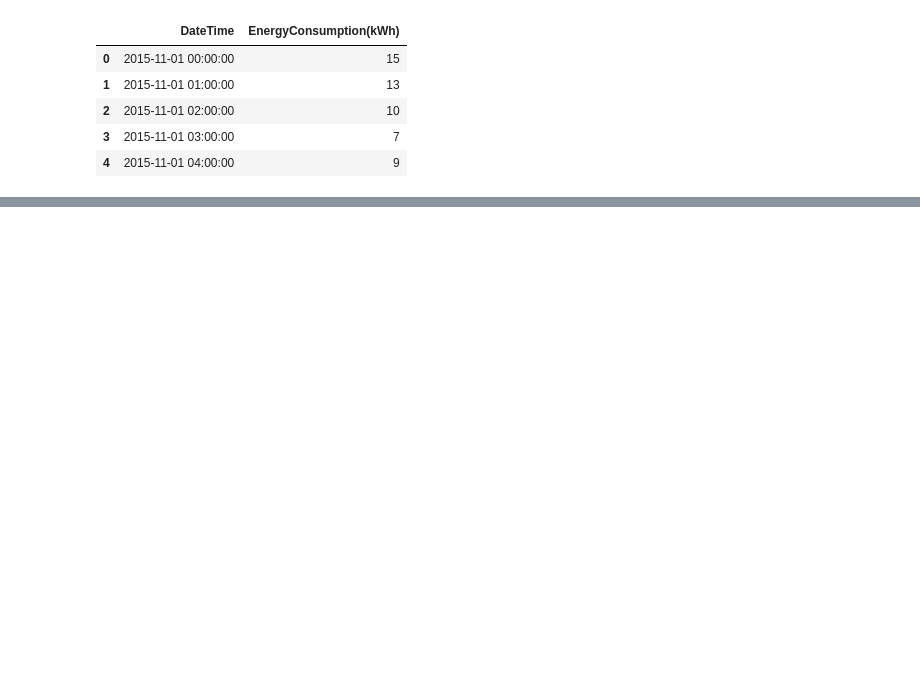
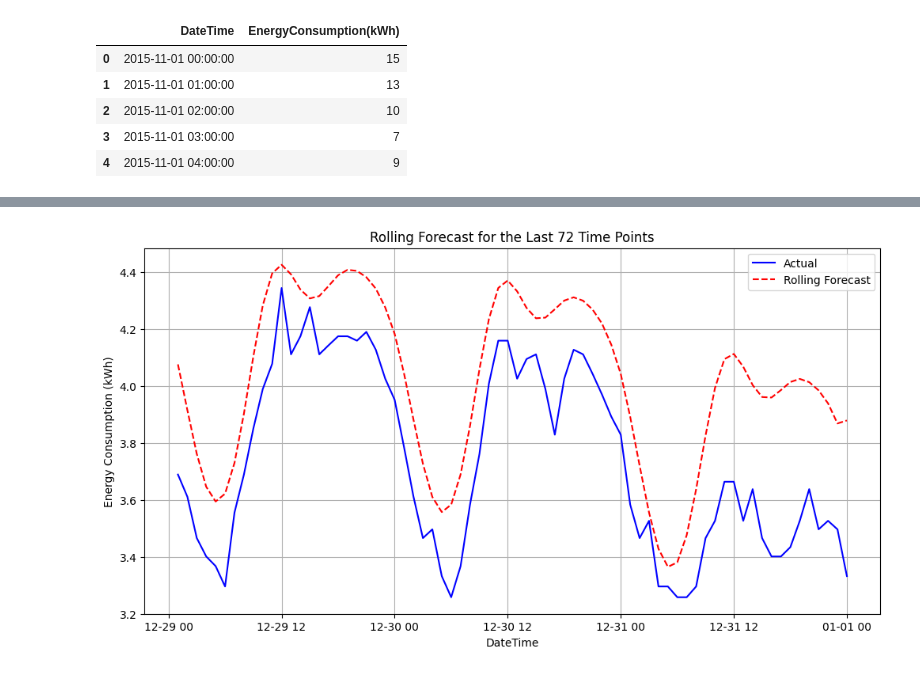
Before and after one commit to Adel2411/energy-consumption-prediction, a Jupyter notebook: prophet_model.ipynb, the cells around one changed output, grey strips where cells are left out. Saved outputs shown, nothing was run; the diff lists cells and outputs as text; code cells hidden in the pictures; blank space fills up the shorter version.

```diff
--- a/prophet_model.ipynb
+++ b/prophet_model.ipynb
@@ -137,0 +188,16 @@ Validation RMSE: 9.392496311752966
+# %%
+# 3. Rolling Forecast Plot (Use a rolling window to simulate real-time forecasting)
+rolling_window = 72  # Adjust based on your time series
+rolling_preds = val_forecast['yhat'][-rolling_window:]
+
+plt.figure(figsize=(12, 6))
+plt.plot(val['ds'][-rolling_window:], val['y'][-rolling_window:], label='Actual', color='blue')
+plt.plot(val['ds'][-rolling_window:], rolling_preds, label='Rolling Forecast', color='red', linestyle='--')
+plt.title(f'Rolling Forecast for the Last {rolling_window} Time Points')
+plt.xlabel('DateTime')
+plt.ylabel('Energy Consumption (kWh)')
+plt.legend()
+plt.grid(True)
+plt.show()
+# %% [output]
+[figure, added]
```
Also changed, not shown: parts of 20 cells of this notebook, 2 other files.
